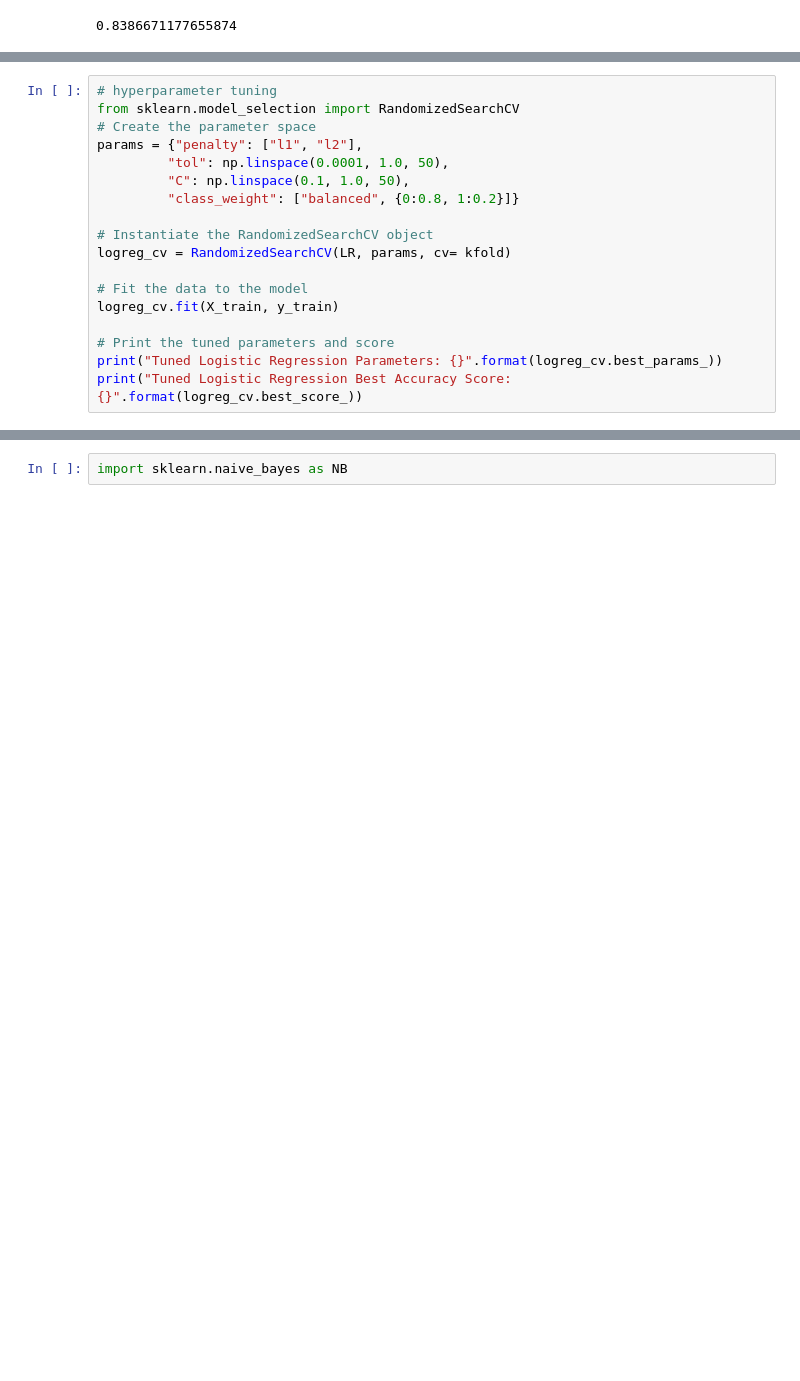
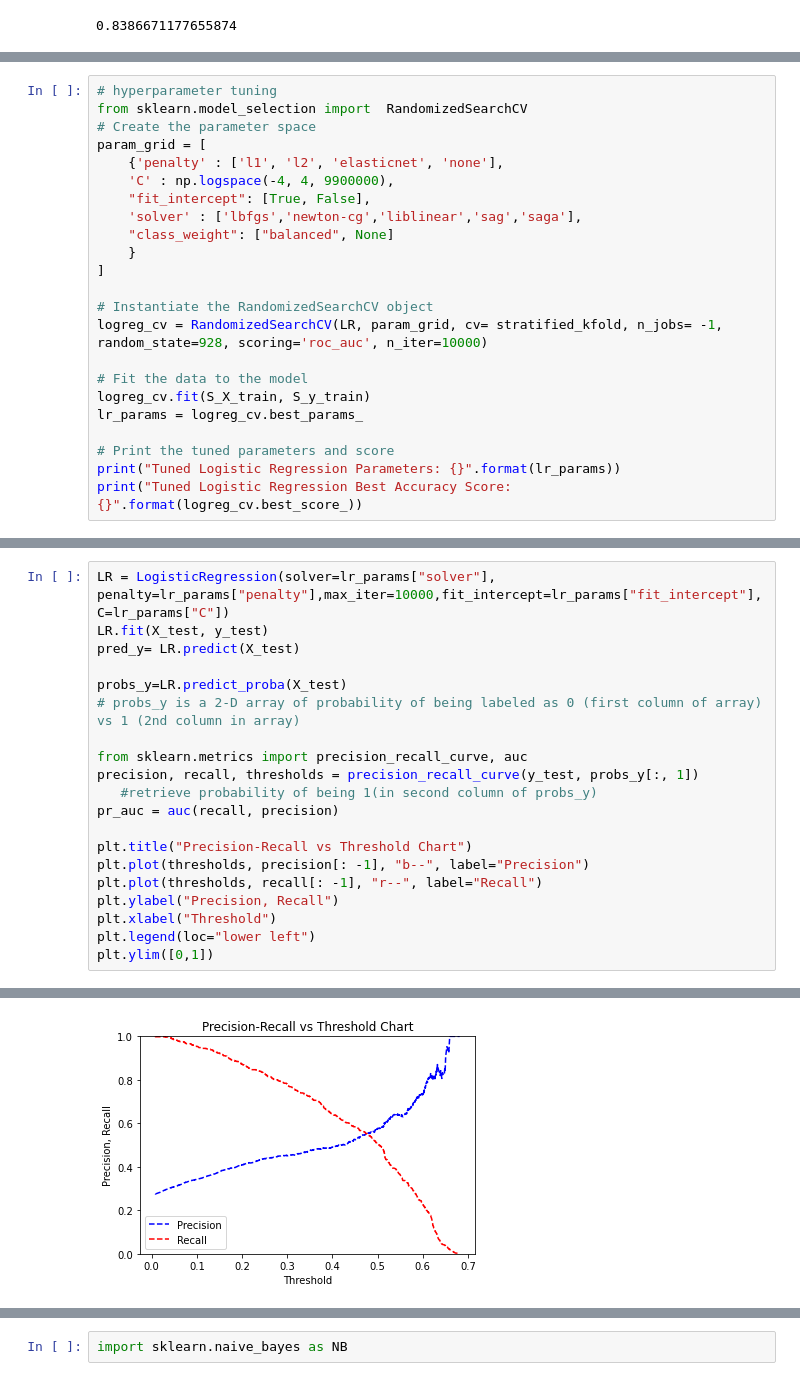
Before and after one commit to Kenzie-cpu/Telecom-Customer-Churn, a Jupyter notebook: MLDP_data_cleaning.ipynb, the cells around one changed output, grey strips where cells are left out. Drawn from its saved outputs; the diff is of its cells as text; blank space fills up the shorter version.

```diff
--- a/MLDP_data_cleaning.ipynb
+++ b/MLDP_data_cleaning.ipynb
@@ -601,19 +576,24 @@ print(roc_auc_score(y_test,y_pred_probs))
 # %%
 # hyperparameter tuning
-from sklearn.model_selection import RandomizedSearchCV
+from sklearn.model_selection import  RandomizedSearchCV
 # Create the parameter space
-params = {"penalty": ["l1", "l2"],
-         "tol": np.linspace(0.0001, 1.0, 50),
-         "C": np.linspace(0.1, 1.0, 50),
-         "class_weight": ["balanced", {0:0.8, 1:0.2}]}
+param_grid = [
+    {'penalty' : ['l1', 'l2', 'elasticnet', 'none'],
+    'C' : np.logspace(-4, 4, 9900000),
+    "fit_intercept": [True, False],
+    'solver' : ['lbfgs','newton-cg','liblinear','sag','saga'],
+    "class_weight": ["balanced", None]
+    }
+]
 
 # Instantiate the RandomizedSearchCV object
-logreg_cv = RandomizedSearchCV(LR, params, cv= kfold)
+logreg_cv = RandomizedSearchCV(LR, param_grid, cv= stratified_kfold, n_jobs= -1, random_state=928, scoring='roc_auc', n_iter=10000)
 
 # Fit the data to the model
-logreg_cv.fit(X_train, y_train)
+logreg_cv.fit(S_X_train, S_y_train)
+lr_params = logreg_cv.best_params_
 
 # Print the tuned parameters and score
-print("Tuned Logistic Regression Parameters: {}".format(logreg_cv.best_params_))
+print("Tuned Logistic Regression Parameters: {}".format(lr_params))
 print("Tuned Logistic Regression Best Accuracy Score: {}".format(logreg_cv.best_score_))
 # %% [output]
@@ -639,0 +639,21 @@ ValueError: Solver lbfgs supports only 'l2' or 'none' penalties, got l1 penalty.
+# %%
+LR = LogisticRegression(solver=lr_params["solver"], penalty=lr_params["penalty"],max_iter=10000,fit_intercept=lr_params["fit_intercept"],C=lr_params["C"])
+LR.fit(X_test, y_test)
+pred_y= LR.predict(X_test)
+
+probs_y=LR.predict_proba(X_test)
+# probs_y is a 2-D array of probability of being labeled as 0 (first column of array) vs 1 (2nd column in array)
+
+from sklearn.metrics import precision_recall_curve, auc
+precision, recall, thresholds = precision_recall_curve(y_test, probs_y[:, 1])
+   #retrieve probability of being 1(in second column of probs_y)
+pr_auc = auc(recall, precision)
+
+plt.title("Precision-Recall vs Threshold Chart")
+plt.plot(thresholds, precision[: -1], "b--", label="Precision")
+plt.plot(thresholds, recall[: -1], "r--", label="Recall")
+plt.ylabel("Precision, Recall")
+plt.xlabel("Threshold")
+plt.legend(loc="lower left")
+plt.ylim([0,1])
+# %% [output]
@@ -639,0 +661 @@ ValueError: Solver lbfgs supports only 'l2' or 'none' penalties, got l1 penalty.
+[figure, added]
```
Also changed, not shown: parts of 47 cells of this notebook.
